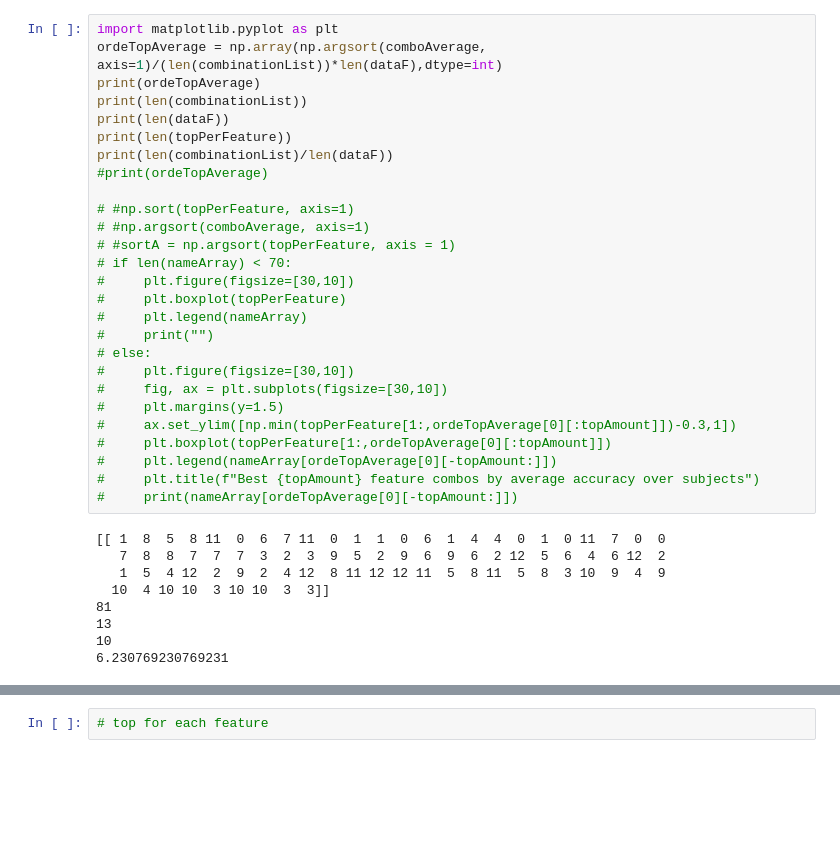
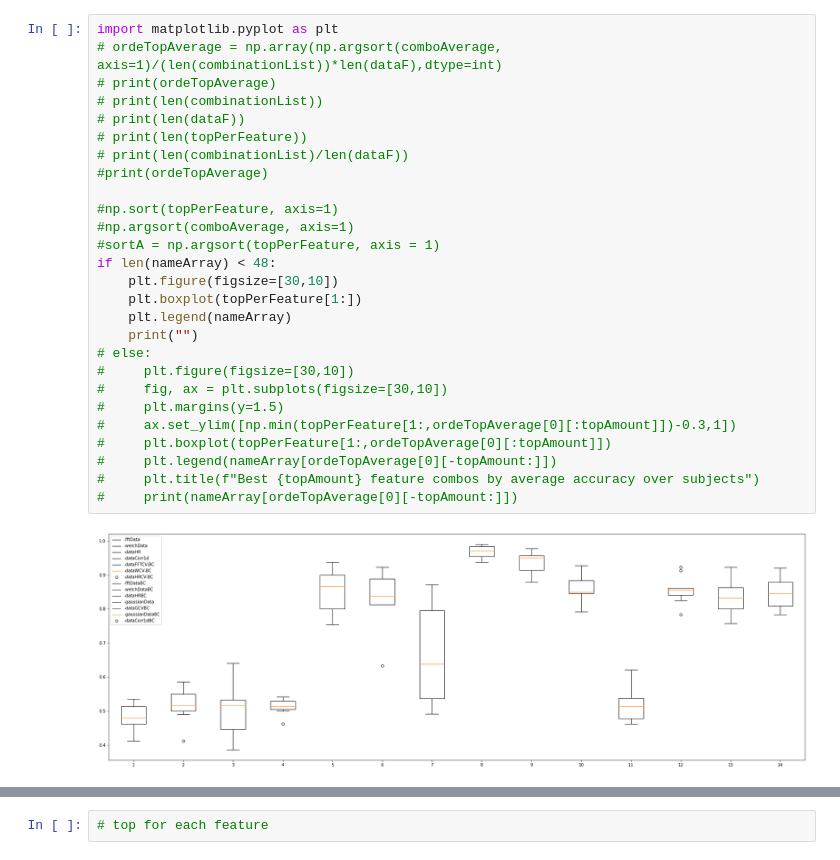
Before and after one commit to JuliaAlmaLuna/InnerSpeechEEGDecoding, a Jupyter notebook: makeTables.ipynb, the cells around one changed output, grey strips where cells are left out. Cells and saved outputs as stored; diff of their text form; blank space fills up the shorter version.

```diff
--- a/makeTables.ipynb
+++ b/makeTables.ipynb
@@ -302,39 +302,32 @@ display(table)
 # %%
 import matplotlib.pyplot as plt
-ordeTopAverage = np.array(np.argsort(comboAverage, axis=1)/(len(combinationList))*len(dataF),dtype=int)
-print(ordeTopAverage)
-print(len(combinationList))
-print(len(dataF))
-print(len(topPerFeature))
-print(len(combinationList)/len(dataF))
+# ordeTopAverage = np.array(np.argsort(comboAverage, axis=1)/(len(combinationList))*len(dataF),dtype=int)
+# print(ordeTopAverage)
+# print(len(combinationList))
+# print(len(dataF))
+# print(len(topPerFeature))
+# print(len(combinationList)/len(dataF))
 #print(ordeTopAverage)
 
-# #np.sort(topPerFeature, axis=1)
-# #np.argsort(comboAverage, axis=1)
-# #sortA = np.argsort(topPerFeature, axis = 1)
-# if len(nameArray) < 70:
-#     plt.figure(figsize=[30,10])
-#     plt.boxplot(topPerFeature)
-#     plt.legend(nameArray)
-#     print("")
+#np.sort(topPerFeature, axis=1)
+#np.argsort(comboAverage, axis=1)
+#sortA = np.argsort(topPerFeature, axis = 1)
+if len(nameArray) < 48:
+    plt.figure(figsize=[30,10])
+    plt.boxplot(topPerFeature[1:])
+    plt.legend(nameArray)
+    print("")
 # else:
 #     plt.figure(figsize=[30,10])
 #     fig, ax = plt.subplots(figsize=[30,10])
 #     plt.margins(y=1.5)
 #     ax.set_ylim([np.min(topPerFeature[1:,ordeTopAverage[0][:topAmount]])-0.3,1])
 #     plt.boxplot(topPerFeature[1:,ordeTopAverage[0][:topAmount]])
 #     plt.legend(nameArray[ordeTopAverage[0][-topAmount:]])
 #     plt.title(f"Best {topAmount} feature combos by average accuracy over subjects")
 #     print(nameArray[ordeTopAverage[0][-topAmount:]])
 # %% [output]
-[[ 1  8  5  8 11  0  6  7 11  0  1  1  0  6  1  4  4  0  1  0 11  7  0  0
-   7  8  8  7  7  7  3  2  3  9  5  2  9  6  9  6  2 12  5  6  4  6 12  2
-   1  5  4 12  2  9  2  4 12  8 11 12 12 11  5  8 11  5  8  3 10  9  4  9
-  10  4 10 10  3 10 10  3  3]]
-81
-13
-10
-6.230769230769231
+[figure, added]
 # %%
 print("Top ten highest accuracies")
 
```
Also changed, not shown: parts of 9 cells of this notebook, 10 other files.
